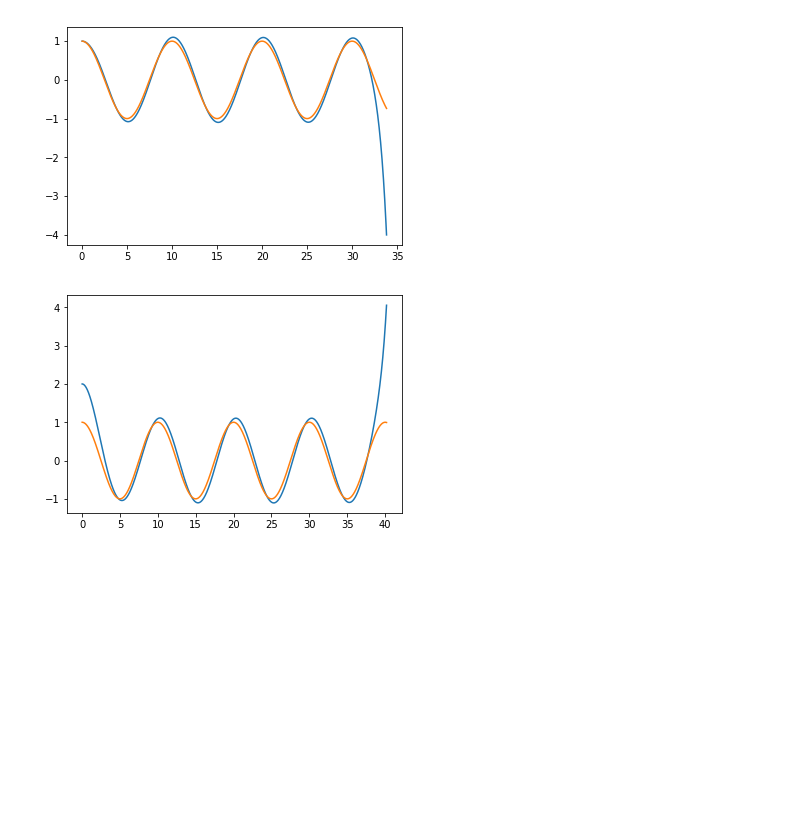
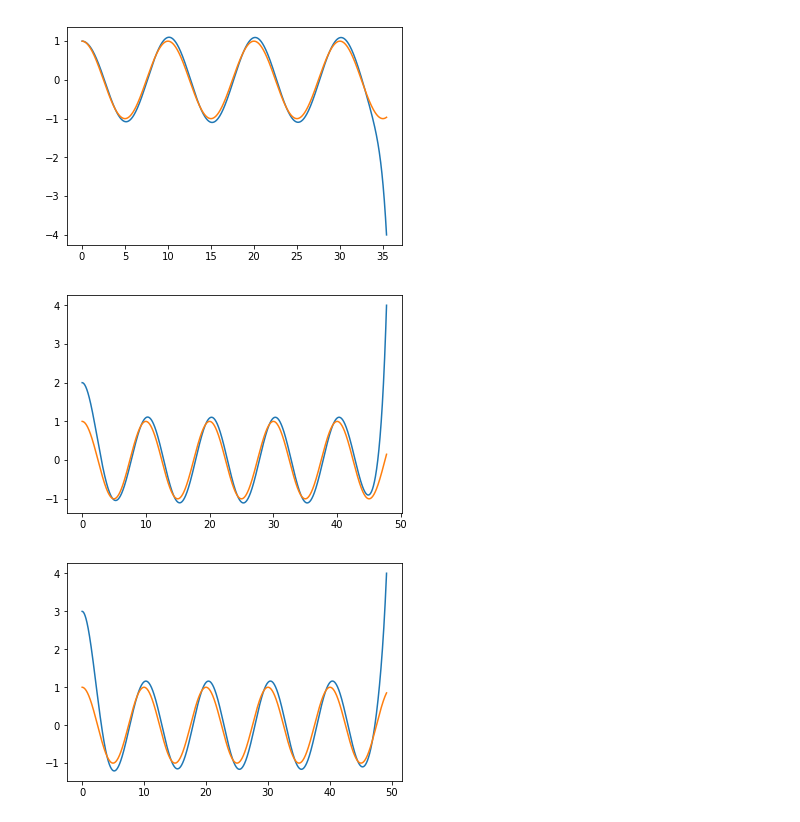
Before and after one commit to st9007a/ball-beam, a Jupyter notebook: curve.ipynb, the cells around one changed output. Drawn from its saved outputs; the diff is of its cells as text; code cells hidden in the pictures; blank space fills up the shorter version.

```diff
--- a/curve.ipynb
+++ b/curve.ipynb
@@ -11,37 +11,39 @@ def plot_curve(a, b, r, theta, kp, ki, kd):
 
     pid = PID(kp, ki, kd, time_units = 0.02)
     bb = BallBeam(r = r, theta = theta, a = a, b = b, time_units = 0.02)
 
     x = []
     y1 = []
     y2 = []
 
     while True:
         pid.set_point = bb.yd()
         bb.feed(pid.output)
         pid.compute(bb.output)
 
         x.append(bb.total_time)
         y1.append(bb.output)
         y2.append(bb.yd())
 
         if abs(bb.output) > 4 or bb.total_time > 300:
             break
 
     x = np.array(x)
     y1 = np.array(y1)
     y2 = np.array(y2)
 
     plt.plot(x, y1)
     plt.plot(x, y2)
     plt.show()
 
 #plot_curve(1, 0.6, 1, 0.0564, 0.9500453309836213, 0.0, 0.0)
-plot_curve(1, 0.6, 1, 0.0564, 0.18652724426046402, 0.09277738149095349, 0.4698739047071929)
-plot_curve(1, 0.6, 2, 0.1129, 0.07516548615263623, 0.0, 0.18338605346048148)
+plot_curve(1, 0.6, 1, 0.0564, 0.18652724426040518, 0.09277738149101522, 0.4698739047072046)
+plot_curve(1, 0.6, 2, 0.1129, 0.0751654861551367, 0.0, 0.1833860534740842)
+plot_curve(1, 0.6, 3, 0.1698, 0.0634395147633753, 0.0, 0.12979948136722294)
 # %% [output]
-[figure, old version]
+[figure, new version]
-[figure, old version]
+[figure, new version]
+[figure, added]
 # %%
 with open('result.csv', 'r') as f:
     lines = f.readlines()[1:]
```
Also changed, not shown: parts of 3 cells of this notebook, 1 other file.
